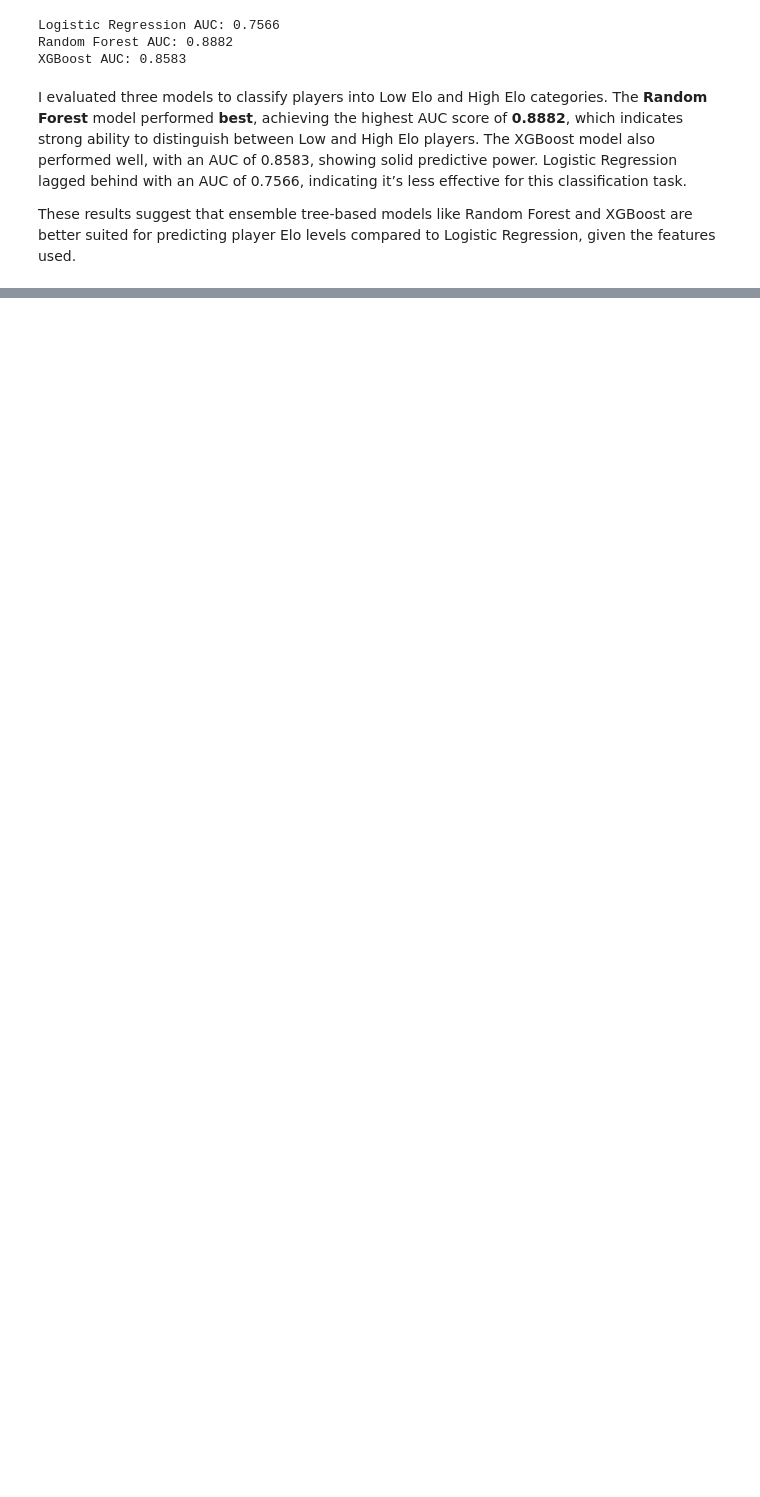
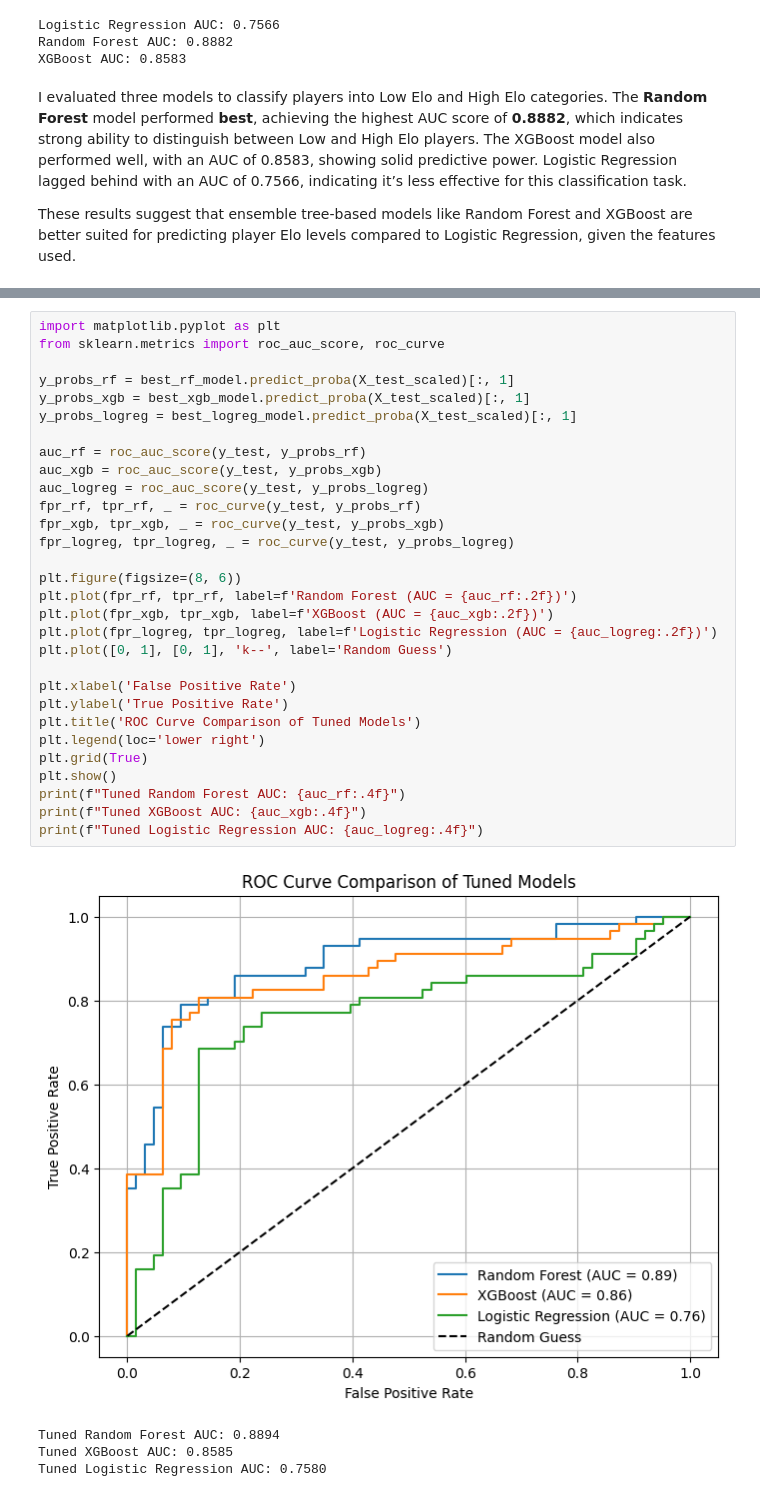
Before and after one commit to umutolcer/DSA210-Term-Project, a Jupyter notebook: main.ipynb, the cells around one changed output, grey strips where cells are left out. Saved outputs shown, nothing was run; the diff lists cells and outputs as text; blank space fills up the shorter version.

```diff
--- a/main.ipynb
+++ b/main.ipynb
@@ -705,0 +890,35 @@ These results suggest that ensemble tree-based models like Random Forest and XGB
+# %%
+import matplotlib.pyplot as plt
+from sklearn.metrics import roc_auc_score, roc_curve
+
+y_probs_rf = best_rf_model.predict_proba(X_test_scaled)[:, 1]
+y_probs_xgb = best_xgb_model.predict_proba(X_test_scaled)[:, 1]
+y_probs_logreg = best_logreg_model.predict_proba(X_test_scaled)[:, 1]
+
+auc_rf = roc_auc_score(y_test, y_probs_rf)
+auc_xgb = roc_auc_score(y_test, y_probs_xgb)
+auc_logreg = roc_auc_score(y_test, y_probs_logreg)
+fpr_rf, tpr_rf, _ = roc_curve(y_test, y_probs_rf)
+fpr_xgb, tpr_xgb, _ = roc_curve(y_test, y_probs_xgb)
+fpr_logreg, tpr_logreg, _ = roc_curve(y_test, y_probs_logreg)
+
+plt.figure(figsize=(8, 6))
+plt.plot(fpr_rf, tpr_rf, label=f'Random Forest (AUC = {auc_rf:.2f})')
+plt.plot(fpr_xgb, tpr_xgb, label=f'XGBoost (AUC = {auc_xgb:.2f})')
+plt.plot(fpr_logreg, tpr_logreg, label=f'Logistic Regression (AUC = {auc_logreg:.2f})')
+plt.plot([0, 1], [0, 1], 'k--', label='Random Guess')
+
+plt.xlabel('False Positive Rate')
+plt.ylabel('True Positive Rate')
+plt.title('ROC Curve Comparison of Tuned Models')
+plt.legend(loc='lower right')
+plt.grid(True)
+plt.show()
+print(f"Tuned Random Forest AUC: {auc_rf:.4f}")
+print(f"Tuned XGBoost AUC: {auc_xgb:.4f}")
+print(f"Tuned Logistic Regression AUC: {auc_logreg:.4f}")
+# %% [output]
+[figure, added]
+Tuned Random Forest AUC: 0.8894
+Tuned XGBoost AUC: 0.8585
+Tuned Logistic Regression AUC: 0.7580
```
Also changed, not shown: parts of 19 cells of this notebook, 1 other file.
